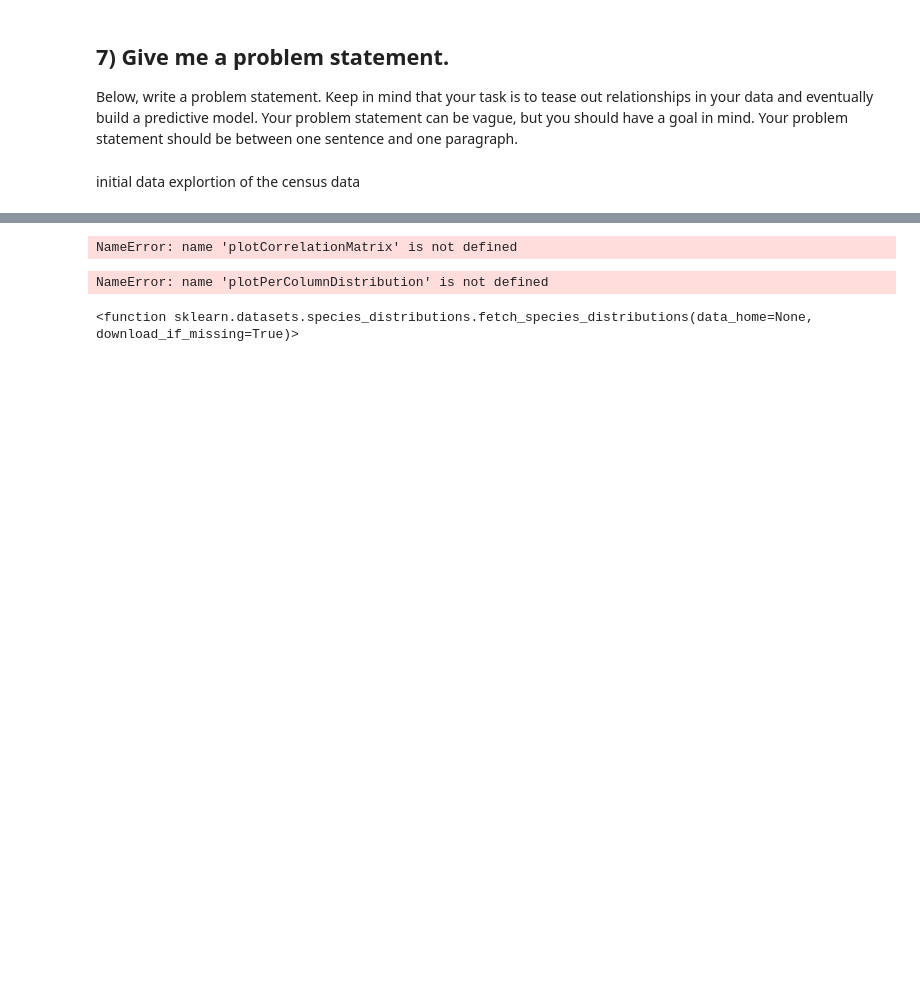
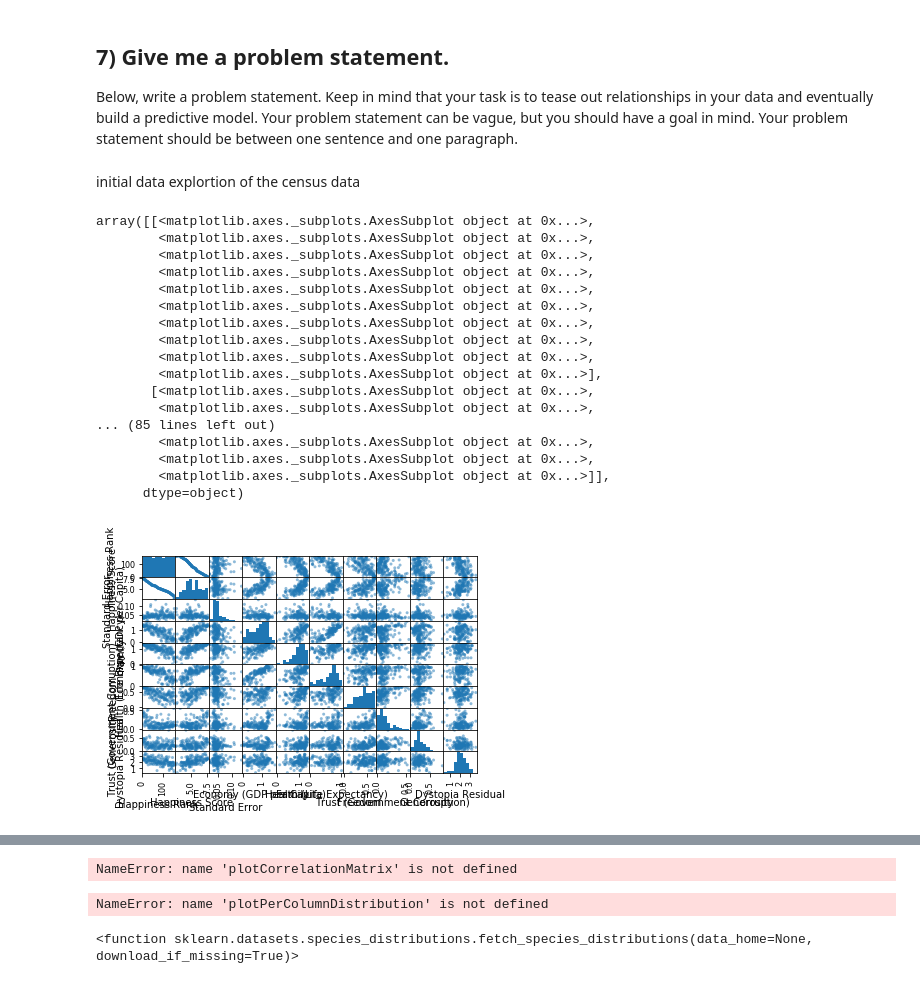
Before and after one commit to madymehlf/final-project, a Jupyter notebook: final-project.ipynb, the cells around one changed output, grey strips where cells are left out. Saved outputs shown, nothing was run; the diff lists cells and outputs as text; code cells hidden in the pictures; blank space fills up the shorter version.

```diff
--- a/final-project.ipynb
+++ b/final-project.ipynb
@@ -99,6 +92,25 @@ from pandas.plotting import scatter_matrix
 
 %matplotlib inline
 # %%
-scatter_matrix(census_df)
+scatter_matrix(happiness_df)
+# %% [output]
+array([[<matplotlib.axes._subplots.AxesSubplot object at 0x...>,
+        <matplotlib.axes._subplots.AxesSubplot object at 0x...>,
+        <matplotlib.axes._subplots.AxesSubplot object at 0x...>,
+        <matplotlib.axes._subplots.AxesSubplot object at 0x...>,
+        <matplotlib.axes._subplots.AxesSubplot object at 0x...>,
+        <matplotlib.axes._subplots.AxesSubplot object at 0x...>,
+        <matplotlib.axes._subplots.AxesSubplot object at 0x...>,
+        <matplotlib.axes._subplots.AxesSubplot object at 0x...>,
+        <matplotlib.axes._subplots.AxesSubplot object at 0x...>,
+        <matplotlib.axes._subplots.AxesSubplot object at 0x...>],
+       [<matplotlib.axes._subplots.AxesSubplot object at 0x...>,
+        <matplotlib.axes._subplots.AxesSubplot object at 0x...>,
+... (85 lines left out)
+        <matplotlib.axes._subplots.AxesSubplot object at 0x...>,
+        <matplotlib.axes._subplots.AxesSubplot object at 0x...>,
+        <matplotlib.axes._subplots.AxesSubplot object at 0x...>]],
+      dtype=object)
+[figure, added]
 # %%
 import seaborn as sns
```
Also changed, not shown: parts of 7 cells of this notebook.
